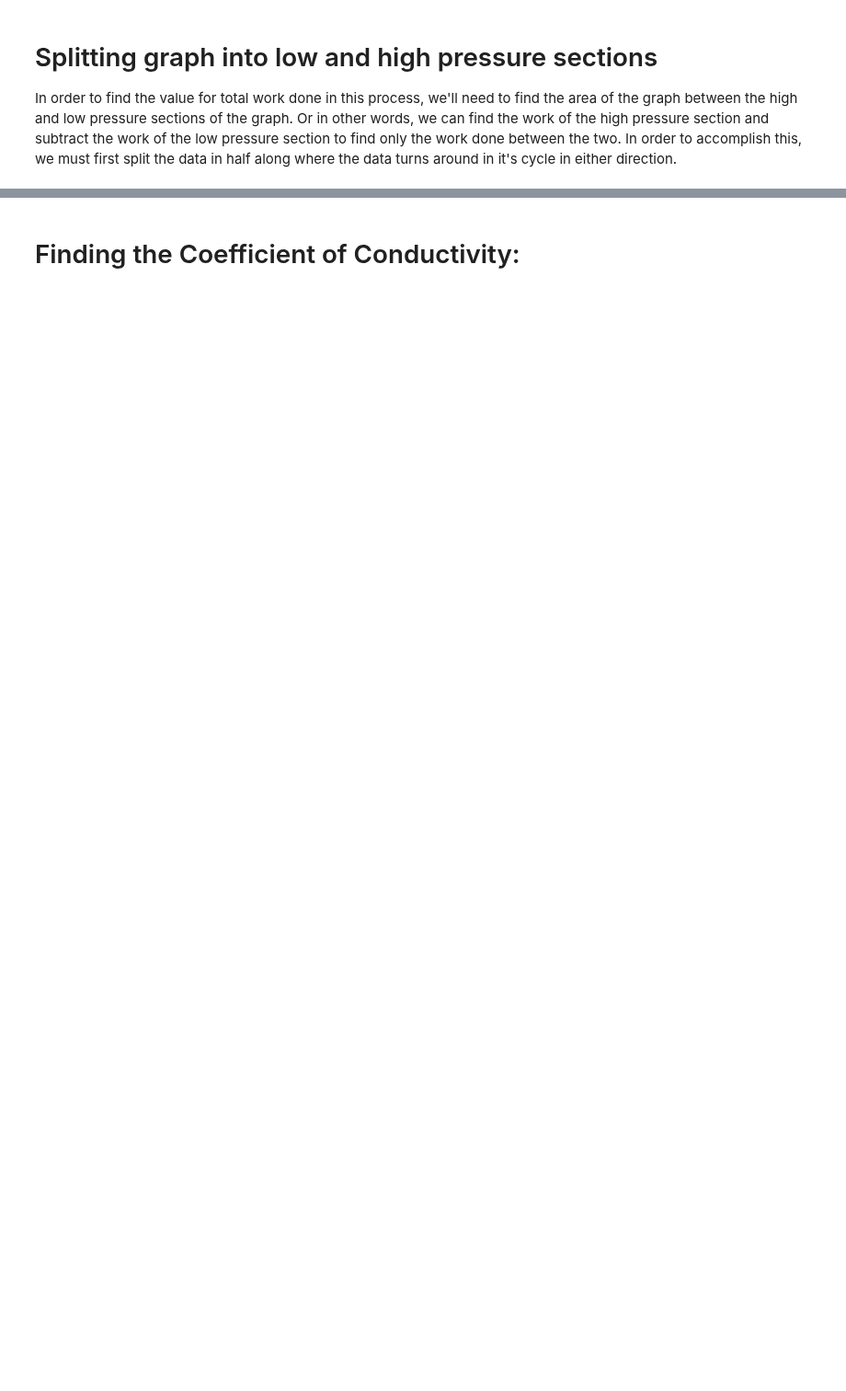
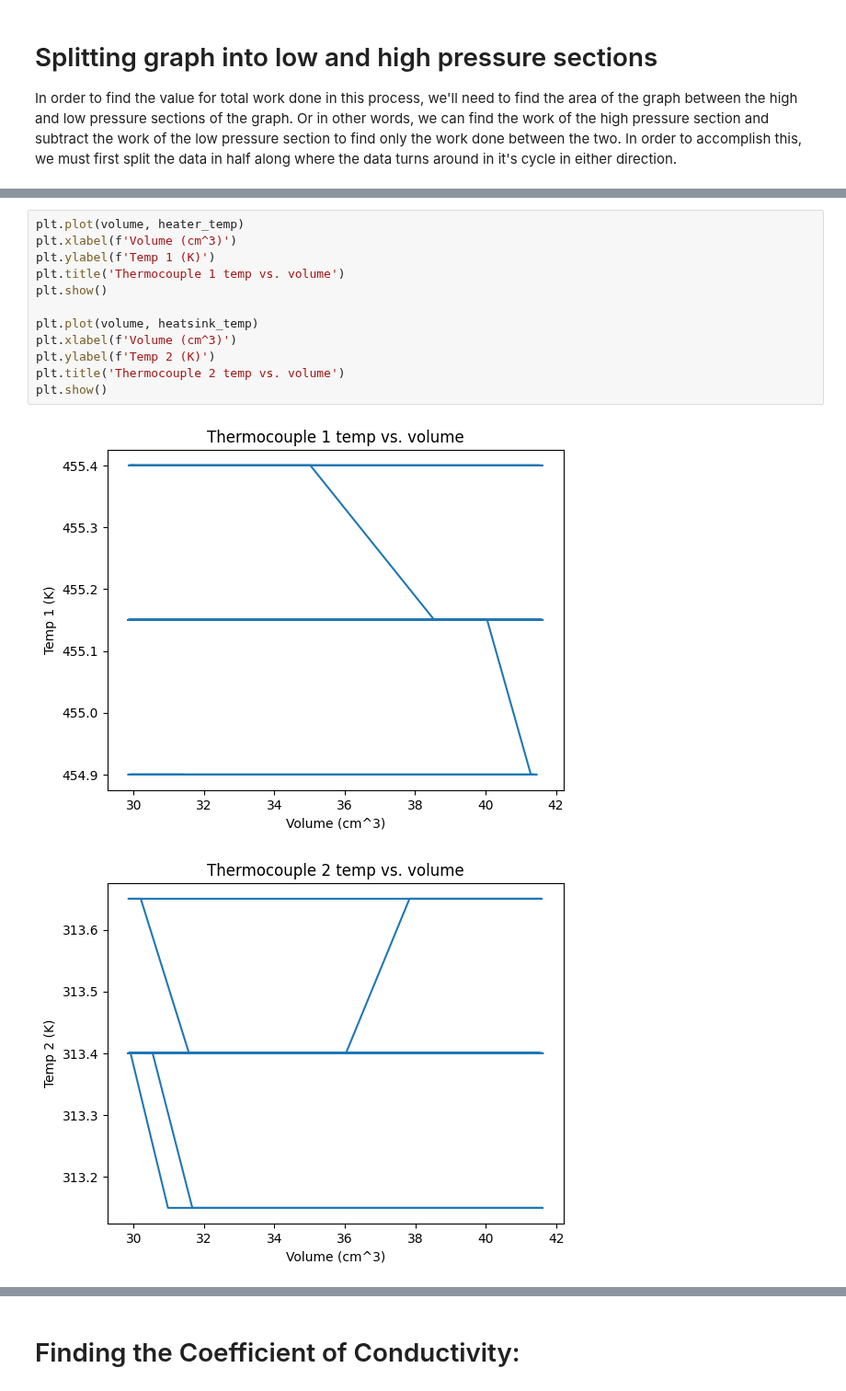
Before and after one commit to maraMaraschino/Adv-Lab, a Jupyter notebook: Stirling Engine/Lab/stirling-engine.ipynb, the cells around one changed output, grey strips where cells are left out. Shown at 92% size. Saved outputs shown, nothing was run; the diff lists cells and outputs as text; blank space fills up the shorter version.

```diff
--- a/Stirling Engine/Lab/stirling-engine.ipynb
+++ b/Stirling Engine/Lab/stirling-engine.ipynb
@@ -138,0 +164,15 @@ p_i, p_f = sorted_pressure[0], sorted_pressure[-1]
+# %%
+plt.plot(volume, heater_temp)
+plt.xlabel(f'Volume (cm^3)')
+plt.ylabel(f'Temp 1 (K)')
+plt.title('Thermocouple 1 temp vs. volume')
+plt.show()
+
+plt.plot(volume, heatsink_temp)
+plt.xlabel(f'Volume (cm^3)')
+plt.ylabel(f'Temp 2 (K)')
+plt.title('Thermocouple 2 temp vs. volume')
+plt.show()
+# %% [output]
+[figure, added]
+[figure, added]
```
Also changed, not shown: parts of 9 cells of this notebook.
